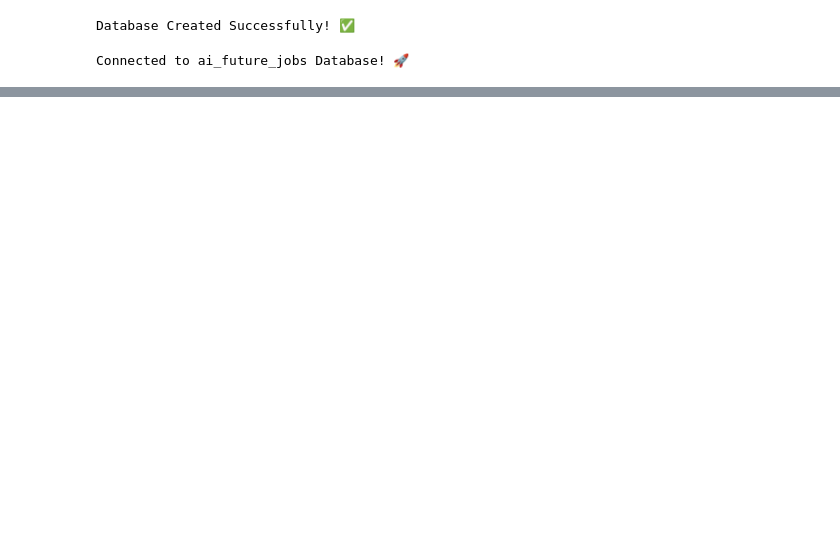
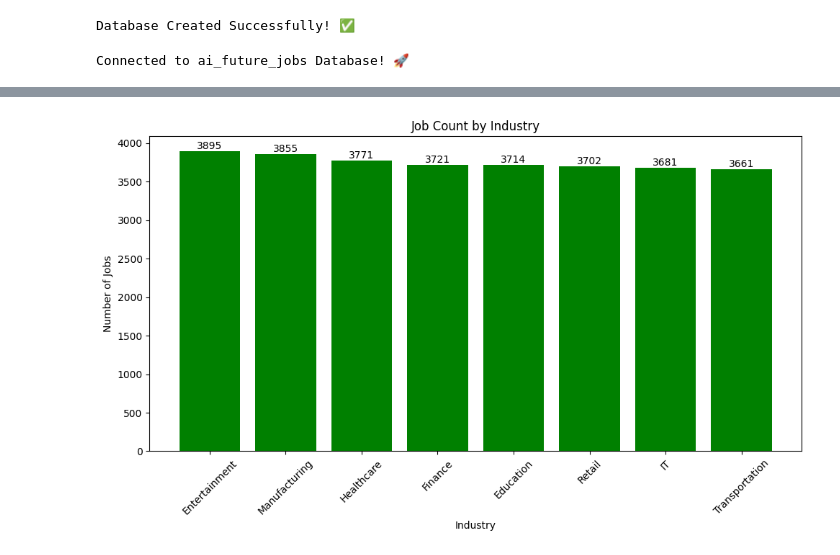
Before and after one commit to AJ0043/AI-Future-of-Jobs-Intelligence-Platform, a Jupyter notebook: AI_Adoption_&_Growth_Analysis.ipynb, the cells around one changed output, grey strips where cells are left out. Cells and saved outputs as stored; diff of their text form; code cells hidden in the pictures; blank space fills up the shorter version.

```diff
--- a/AI_Adoption_&_Growth_Analysis.ipynb
+++ b/AI_Adoption_&_Growth_Analysis.ipynb
@@ -2679,0 +2866,27 @@ for table in cursor:
+# %%
+# Data Visualization #
+
+industry_count = EDA_ai_data["Industry"].value_counts()
+
+plt.figure(figsize=(10, 6))
+
+plt.bar(
+    industry_count.index,
+    industry_count.values,
+    color="green"
+)
+
+plt.xlabel("Industry")
+plt.ylabel("Number of Jobs")
+plt.title("Job Count by Industry")
+
+plt.xticks(rotation=45)
+
+# Values on bars
+for i, value in enumerate(industry_count.values):
+    plt.text(i, value, str(value), ha="center", va="bottom")
+
+plt.tight_layout()
+plt.show()
+# %% [output]
+[figure, added]
```
Also changed, not shown: parts of 31 cells of this notebook.
